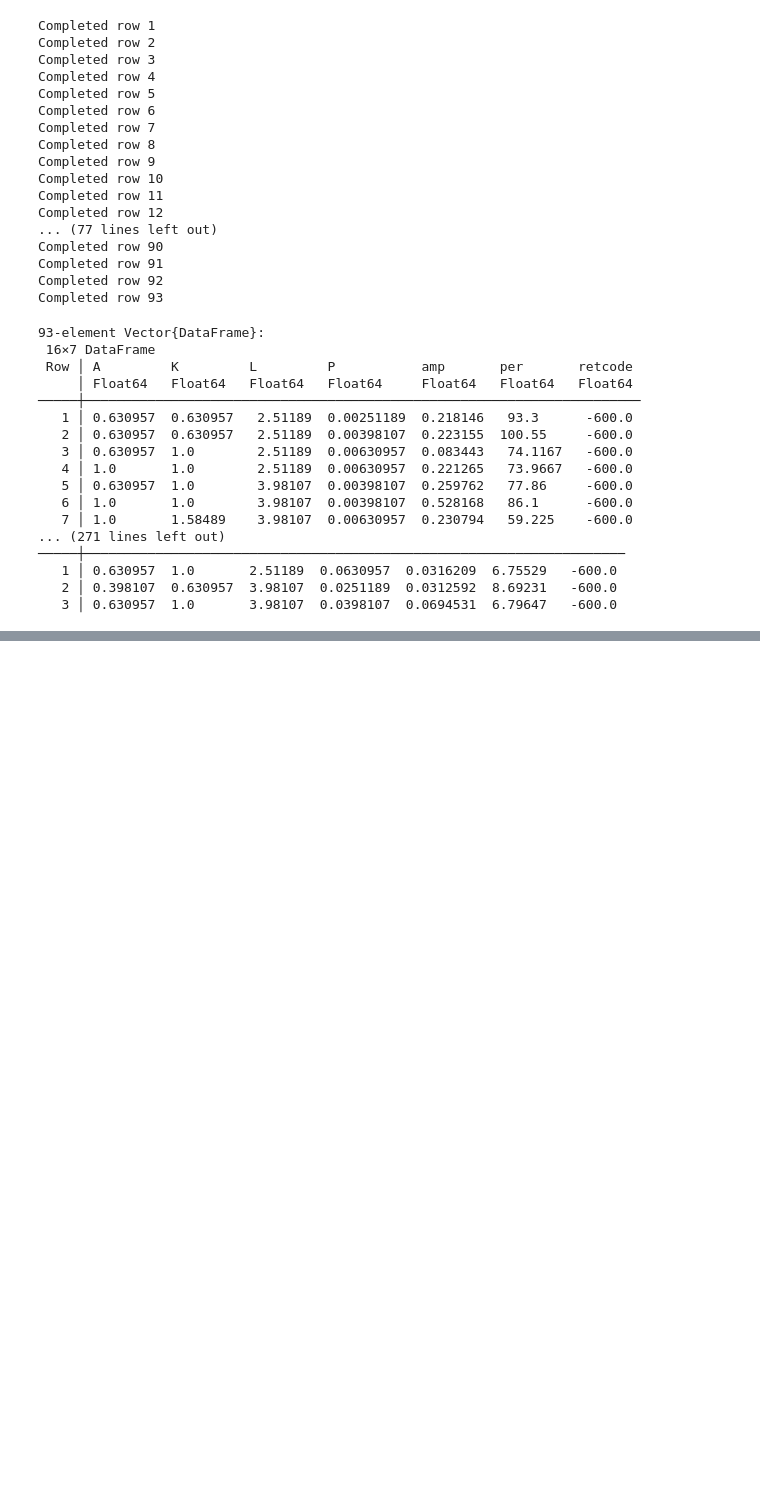
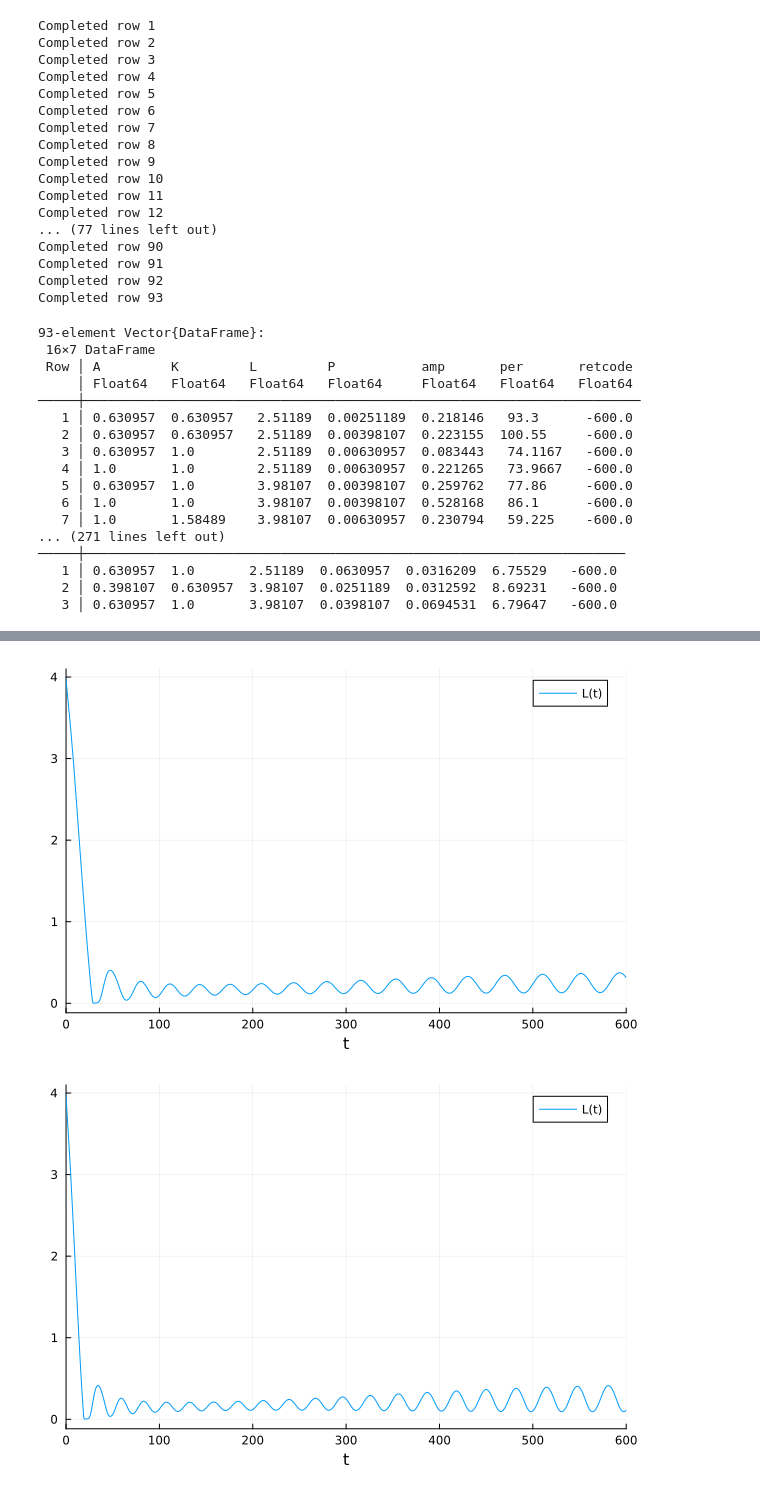
Before and after one commit to egreenberg7/Julia, a Jupyter notebook: ExperimentalFullModelWork/MaybeOscWork.ipynb, the cells around one changed output, grey strips where cells are left out. Cells and saved outputs as stored; diff of their text form; code cells hidden in the pictures; blank space fills up the shorter version.

```diff
--- a/ExperimentalFullModelWork/MaybeOscWork.ipynb
+++ b/ExperimentalFullModelWork/MaybeOscWork.ipynb
@@ -146,0 +229,17 @@ df[df[:,:oscFound] .> 2, :]
+# %%
+function entryToSol(df, row, p; tspan = shortSpan)
+    currow = df[row,:]
+    u0[1] = currow[:L]
+    u0[2] = currow[:K]
+    u0[3] = currow[:P]
+    u0[4] = currow[:A]
+    return solve(remake(prob, u0=u0, tspan=(0.0, tspan), p=p), Rodas4(), abstol=1e-6, reltol=1e-8, saveat=0.1, save_idxs=1, maxiters=200 * tspan, verbose=false)
+end
+cd("MaybeOsc6/OscSolutions")
+df = DataFrame(CSV.File("OscSolutions.csv"))
+for j in 1:size(df, 1)
+        sol = (entryToSol(df, j, potentialPs[j, :]; tspan = 600))
+        println(finalClassifier(sol, 600))
+end
+cd("../..")
+df
@@ -146,0 +265,2 @@ df[df[:,:oscFound] .> 2, :]
+# %%
+new_df6 = classifyConcentrations(potentialPs[6, :], u0Ranges; savedata = false)
@@ -146,0 +288,2 @@ df[df[:,:oscFound] .> 2, :]
+# %%
+osc_6 = new_df6[new_df6[:, :retcode] .< 0, :]
@@ -146,0 +300,9 @@ df[df[:,:oscFound] .> 2, :]
+# %%
+for j in 1:size(osc_6, 1)
+        sol = (entryToSol(osc_6, j, potentialPs[6, :]; tspan = 600))
+        plt = plot(sol)
+        display(plt)
+end
+# %% [output]
+[figure, added]
+[figure, added]
```
Also changed, not shown: parts of 14 cells of this notebook, 1 other file.
